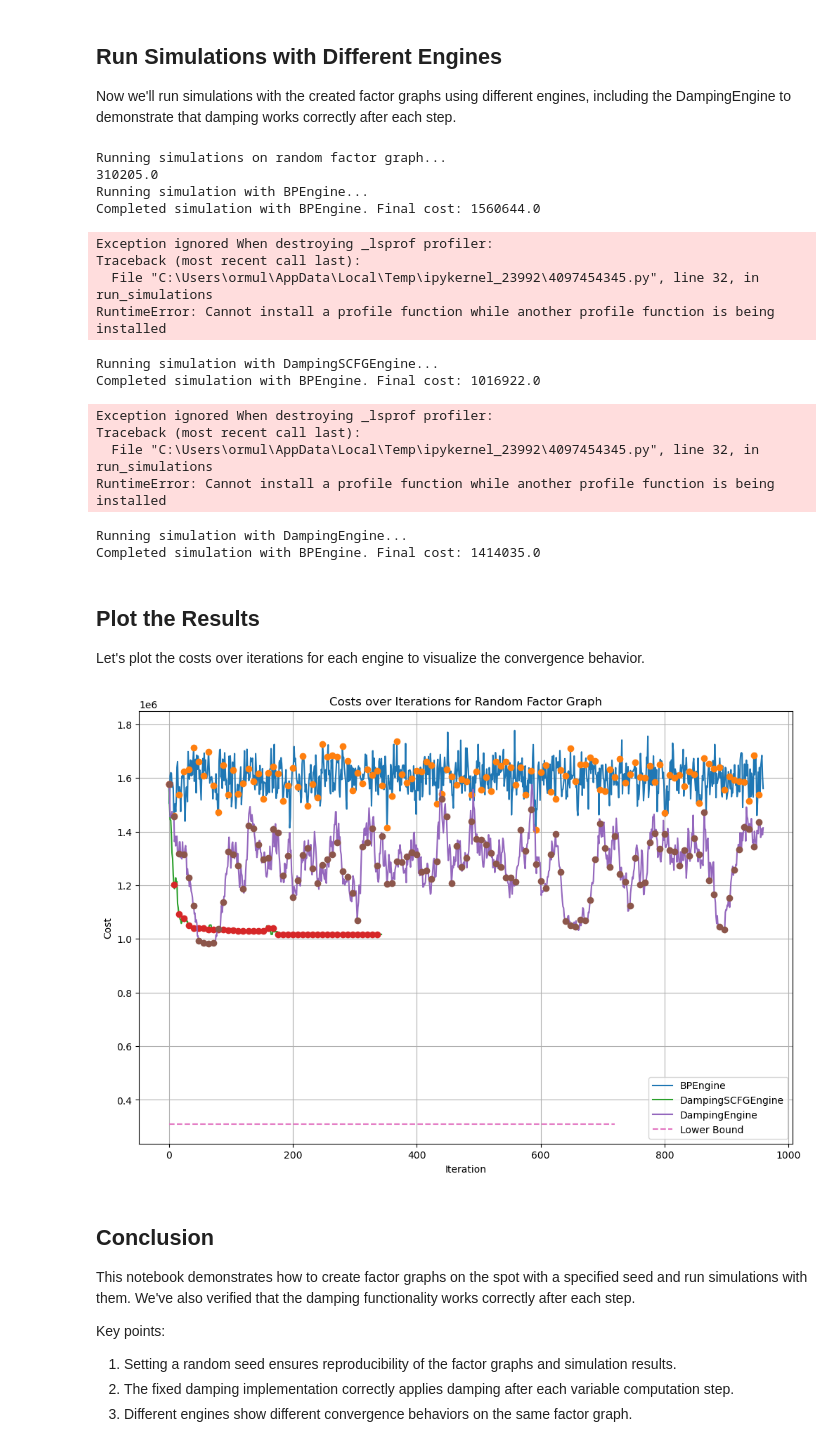
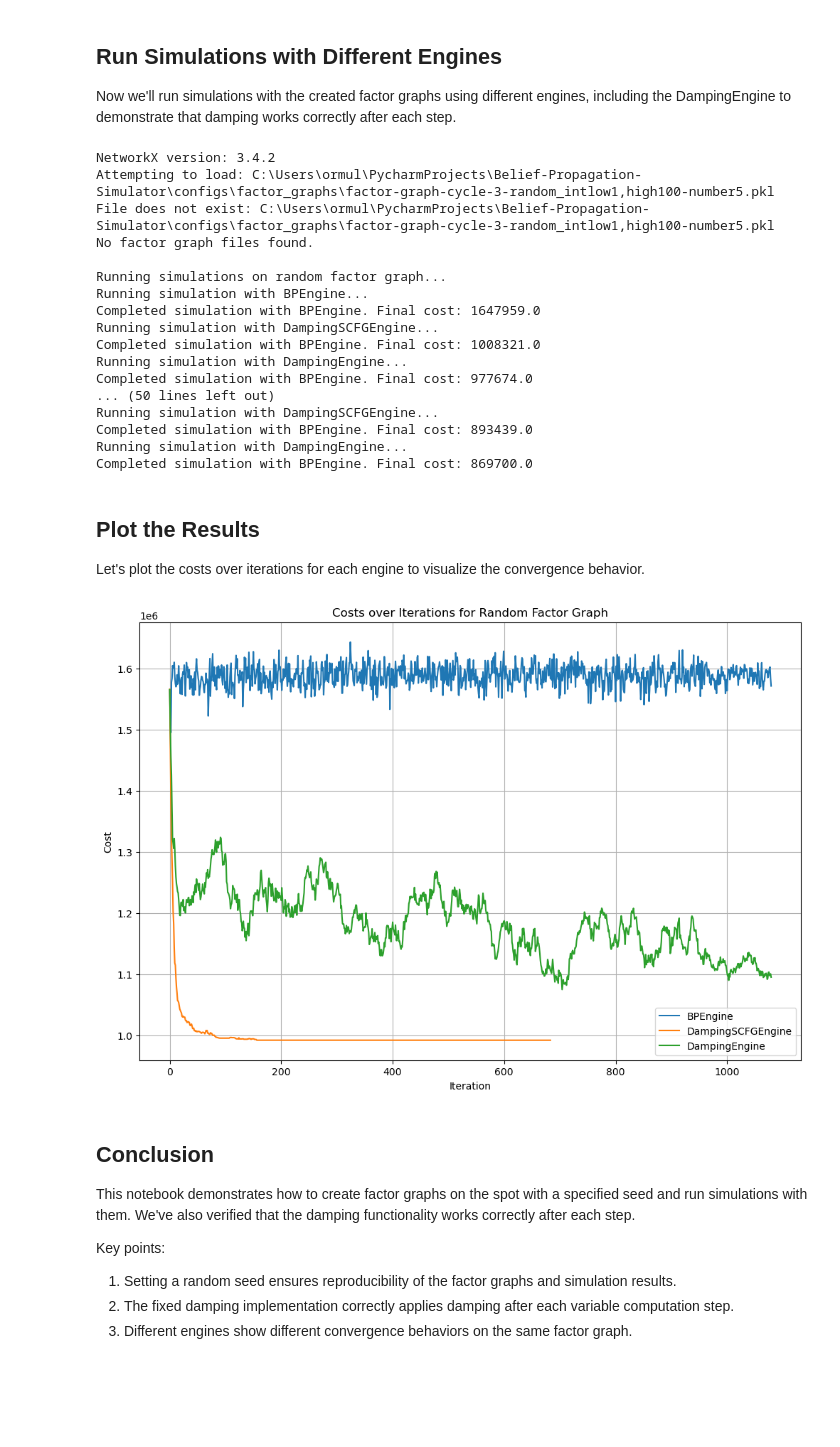
Before and after one commit to OrMullerHahitti/Belief-Propagation-Simulator, a Jupyter notebook: run_simulation.ipynb, the cells around one changed output. Saved outputs shown, nothing was run; the diff lists cells and outputs as text; code cells hidden in the pictures; blank space fills up the shorter version.

Commit message:
refactor: update imports and clean up code structure; optimize message computation

```diff
--- a/run_simulation.ipynb
+++ b/run_simulation.ipynb
@@ -102,7 +90,7 @@ def create_factor_graph(graph_type="cycle", num_vars=5, domain_size=3, ct_factor
     return fg
 # Create a random factor graph with the specified seed
 random_fg = []
-for i in range(1):
+for i in range(10):
     random_fg.append(create_factor_graph(
         graph_type="random",
         num_vars=50,
@@ -116,7 +104,7 @@ for i in range(1):
 
 Now we'll run simulations with the created factor graphs using different engines, including the DampingEngine to demonstrate that damping works correctly after each step.
 # %%
-from utils.fg_utils import get_bound
+
 from policies.convergance import ConvergenceConfig
 
 
@@ -138,51 +126,52 @@ def run_simulations(factor_graph, max_iter=120):
     # Run simulations
     results = {str(engine.__name__): [] for engine in engines}
     for graph in factor_graph:
-        lb = get_bound(graph)
-        print(lb)
+        # lb = get_bound(graph)
+        # print(lb)
         for engine in engines:
             import pickle
-            import cProfile
-            import pstats
+            # import cProfile
+            # import pstats
             engine = engine(factor_graph=pickle.loads(pickle.dumps(graph)),normalize=True,convergence_config=ConvergenceConfig(),monitor_performance=False)
             print(f"Running simulation with {engine.__class__.__name__}...")
-            profiler = cProfile.Profile()
-            profiler.enable()
+            # profiler = cProfile.Profile()
+            # profiler.enable()
             engine.run(max_iter=max_iter, save_json=False, save_csv=False)
-            profiler.disable()
-            stats = pstats.Stats(profiler)
-            stats.sort_stats('cumulative')
-            stats.print_stats(20)
+            # profiler.disable()
+            # stats = pstats.Stats(profiler)
+            # stats.sort_stats('cumulative')
+            # stats.print_stats(20)
 
             results[str(engine.__class__.__name__)].append(engine.history.costs)
 
             print(f"Completed simulation with {engine.name}. Final cost: {engine.history.costs[-1]}")
 
 
-    return [lb]*(max_iter*6),results
+    return results
 
 
 
 # Run simulations on the random factor graph
 print("\nRunning simulations on random factor graph...")
-lb1,random_results = run_simulations(random_fg)
+random_results = run_simulations(random_fg)
 # %% [output]
+NetworkX version: 3.4.2
+Attempting to load: C:\Users\ormul\PycharmProjects\Belief-Propagation-Simulator\configs\factor_graphs\factor-graph-cycle-3-random_intlow1,high100-number5.pkl
+File does not exist: C:\Users\ormul\PycharmProjects\Belief-Propagation-Simulator\configs\factor_graphs\factor-graph-cycle-3-random_intlow1,high100-number5.pkl
+No factor graph files found.
+
 Running simulations on random factor graph...
-310205.0
 Running simulation with BPEngine...
-Completed simulation with BPEngine. Final cost: 1560644.0
+Completed simulation with BPEngine. Final cost: 1647959.0
+Running simulation with DampingSCFGEngine...
+Completed simulation with BPEngine. Final cost: 1008321.0
+Running simulation with DampingEngine...
+Completed simulation with BPEngine. Final cost: 977674.0
+... (50 lines left out)
+Running simulation with DampingSCFGEngine...
+Completed simulation with BPEngine. Final cost: 893439.0
+Running simulation with DampingEngine...
+Completed simulation with BPEngine. Final cost: 869700.0
-Exception ignored When destroying _lsprof profiler:
-Traceback (most recent call last):
-  File "C:\Users\ormul\AppData\Local\Temp\ipykernel_23992\4097454345.py", line 32, in run_simulations
-RuntimeError: Cannot install a profile function while another profile function is being installed
-Running simulation with DampingSCFGEngine...
-Completed simulation with BPEngine. Final cost: 1016922.0
-Exception ignored When destroying _lsprof profiler:
-Traceback (most recent call last):
-  File "C:\Users\ormul\AppData\Local\Temp\ipykernel_23992\4097454345.py", line 32, in run_simulations
-RuntimeError: Cannot install a profile function while another profile function is being installed
-Running simulation with DampingEngine...
-Completed simulation with BPEngine. Final cost: 1414035.0
 # %% [markdown]
 ## Plot the Results
 
@@ -190,33 +179,32 @@ Let's plot the costs over iterations for each engine to visualize the convergenc
 # %%
 def plot_results(results, title):
     """
     Plot the costs over iterations for each engine.
 
     Args:
         results (dict): Dictionary mapping engine names to their costs over iterations
         title (str): Title for the plot
     """
     plt.figure(figsize=(12, 8))
 
     for engine_name, costs in results.items():
         max_len = max(len(c) for c in costs)
         costs = [c + [c[-1]] * (max_len - len(c)) for c in costs]
         plt.plot(np.average(np.array(costs), axis=0), label=engine_name)
-        plt.plot(np.arange(0, max_len, 8), np.array([costs[0][int(i/8)*8] for i in range(0, max_len,8)]),linestyle='',marker='o')
-    plt.plot(lb1,label ="Lower Bound",linestyle='--')
+        #plt.plot(np.arange(0, max_len, 8), np.array([costs[0][int(i/8)*8] for i in range(0, max_len,8)]),linestyle='',marker='o')
     plt.title(title)
     plt.xlabel('Iteration')
     plt.ylabel('Cost')
     plt.legend()
     plt.grid(True)
     plt.show()
 
 
 
 # Plot results for random factor graph
 plot_results(random_results, "Costs over Iterations for Random Factor Graph")
 # %% [output]
-[figure, old version]
+[figure, new version]
 # %% [markdown]
 ## Conclusion
 
```
Also changed, not shown: parts of 1 cell of this notebook, 17 other files.
